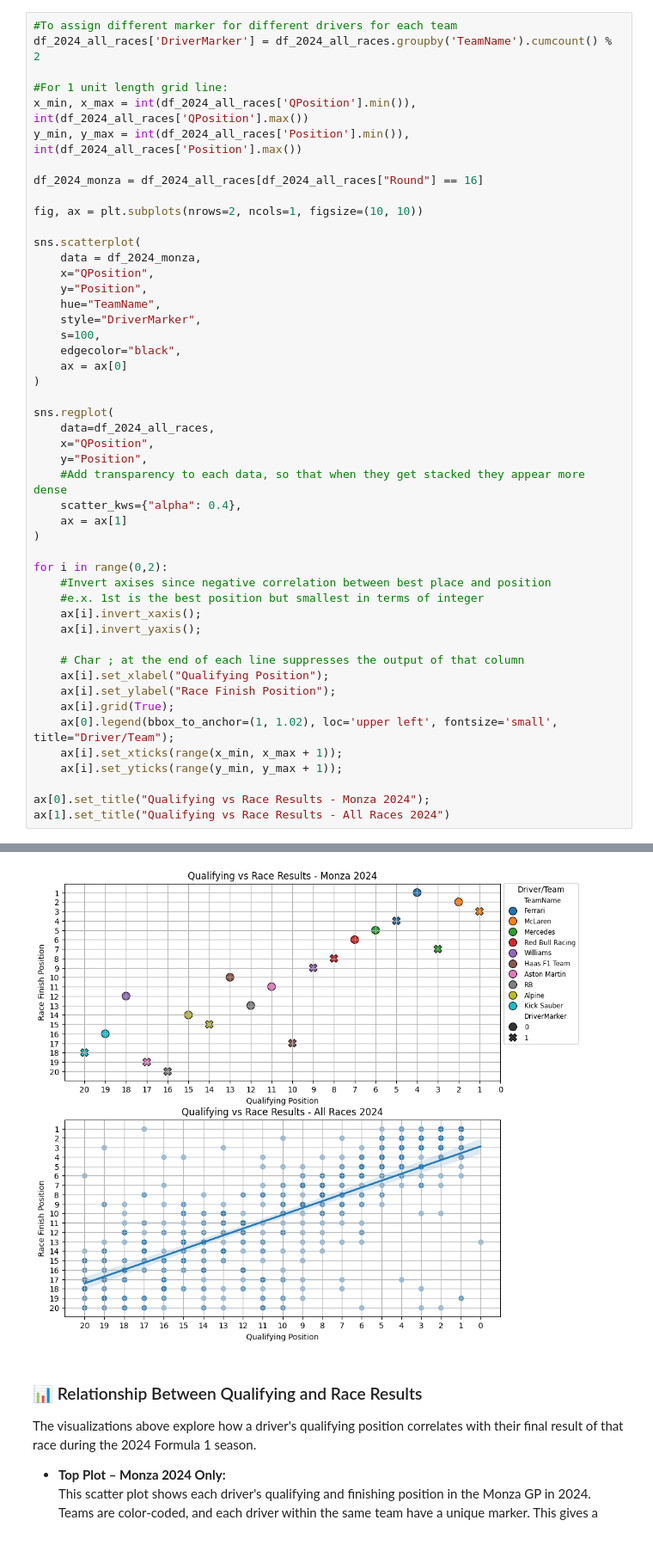
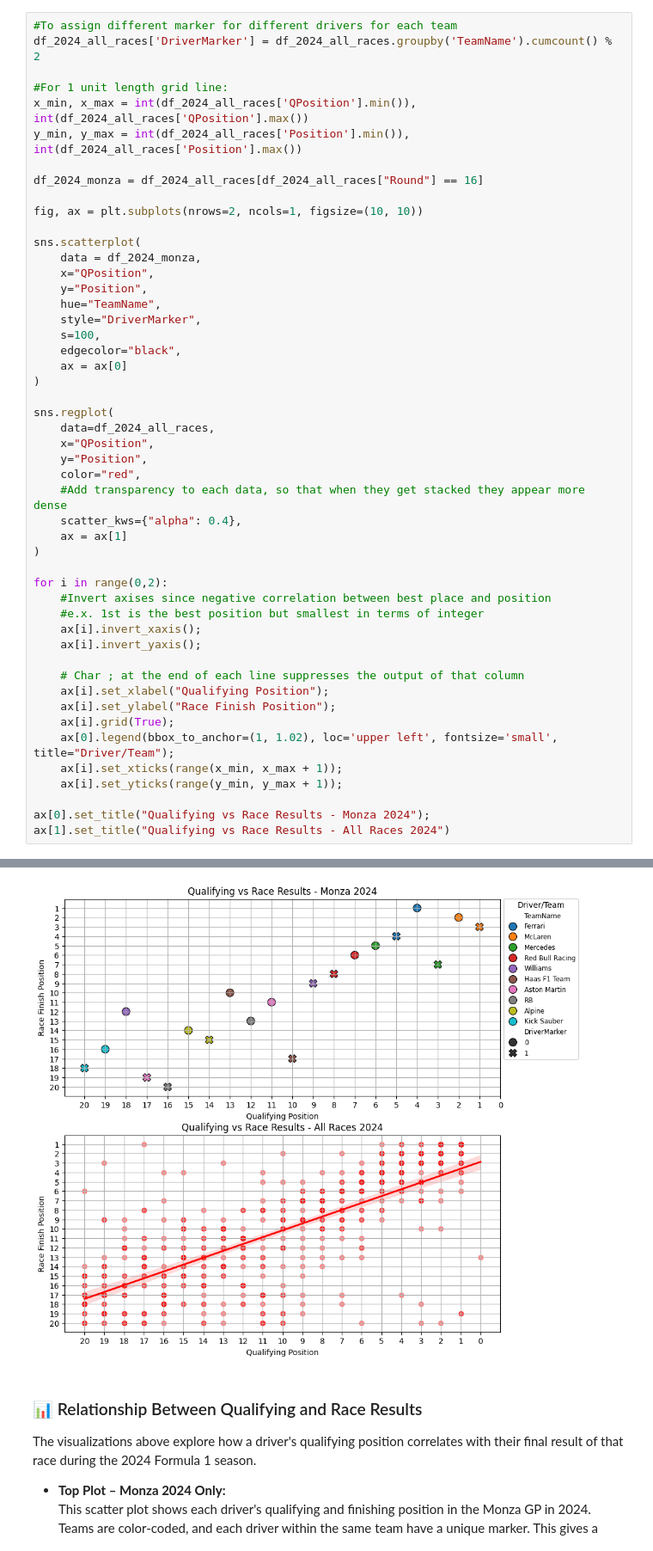
Before and after one commit to Rovsi135/F1-race-outcome-predictor, a Jupyter notebook: Notebooks/Exploratory Data Analysis.ipynb, the cells around one changed output, grey strips where cells are left out. Shown: that part at 86% size. Cells and saved outputs as stored; diff of their text form.

```diff
--- a/Notebooks/Exploratory Data Analysis.ipynb
+++ b/Notebooks/Exploratory Data Analysis.ipynb
@@ -111,34 +155,35 @@ sns.scatterplot(
     ax = ax[0]
 )
 
 sns.regplot(
     data=df_2024_all_races,
     x="QPosition",
     y="Position",
+    color="red",
     #Add transparency to each data, so that when they get stacked they appear more dense
     scatter_kws={"alpha": 0.4},
     ax = ax[1]
 )
 
 for i in range(0,2):
     #Invert axises since negative correlation between best place and position
     #e.x. 1st is the best position but smallest in terms of integer
     ax[i].invert_xaxis();
     ax[i].invert_yaxis();
 
     # Char ; at the end of each line suppresses the output of that column
     ax[i].set_xlabel("Qualifying Position");
     ax[i].set_ylabel("Race Finish Position");
     ax[i].grid(True);
     ax[0].legend(bbox_to_anchor=(1, 1.02), loc='upper left', fontsize='small', title="Driver/Team");
     ax[i].set_xticks(range(x_min, x_max + 1));
     ax[i].set_yticks(range(y_min, y_max + 1));
 
 ax[0].set_title("Qualifying vs Race Results - Monza 2024");
 ax[1].set_title("Qualifying vs Race Results - All Races 2024")
 # %% [output]
 Text(0.5, 1.0, 'Qualifying vs Race Results - All Races 2024')
-[figure, old version]
+[figure, new version]
 # %% [markdown]
 ### 📊 Relationship Between Qualifying and Race Results
 
```
Also changed, not shown: parts of 22 cells of this notebook.
